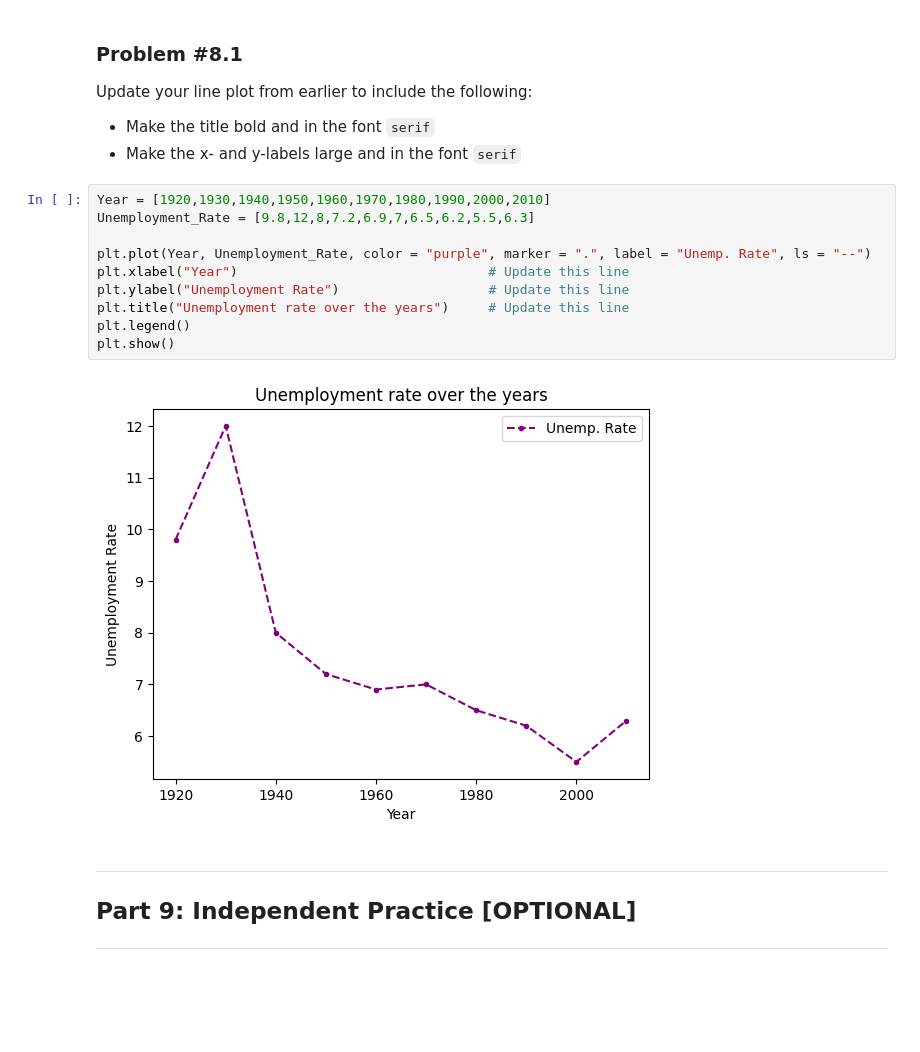
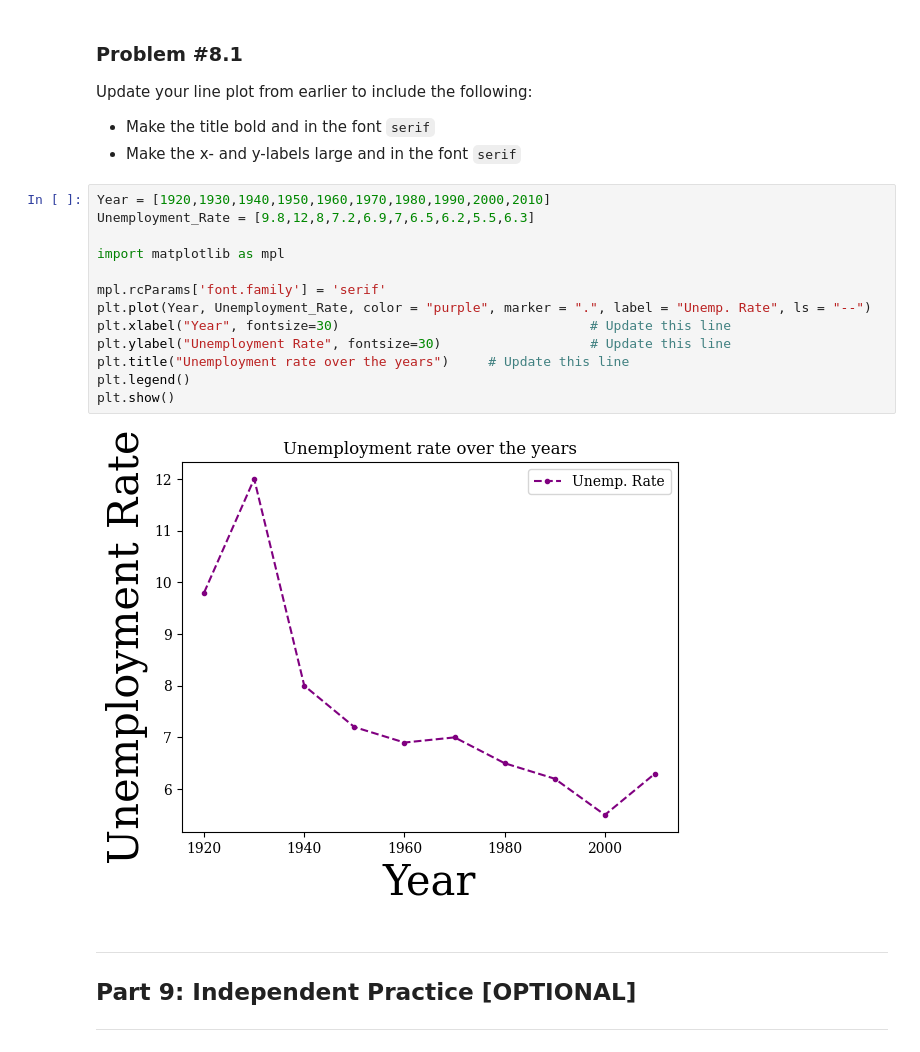
Before and after one commit to kurealnum/dsrp-2025, a Jupyter notebook: DSRP_Lab_Day_3_Lab_Notebook_[STUDENT].ipynb, the cells around one changed output. Saved outputs shown, nothing was run; the diff lists cells and outputs as text; blank space fills up the shorter version.

```diff
--- a/DSRP_Lab_Day_3_Lab_Notebook_[STUDENT].ipynb
+++ b/DSRP_Lab_Day_3_Lab_Notebook_[STUDENT].ipynb
@@ -486,15 +710,18 @@ Update your line plot from earlier to include the following:
 # %%
 Year = [1920,1930,1940,1950,1960,1970,1980,1990,2000,2010]
 Unemployment_Rate = [9.8,12,8,7.2,6.9,7,6.5,6.2,5.5,6.3]
 
+import matplotlib as mpl
+
+mpl.rcParams['font.family'] = 'serif'
 plt.plot(Year, Unemployment_Rate, color = "purple", marker = ".", label = "Unemp. Rate", ls = "--")
-plt.xlabel("Year")                                # Update this line
-plt.ylabel("Unemployment Rate")                   # Update this line
+plt.xlabel("Year", fontsize=30)                                # Update this line
+plt.ylabel("Unemployment Rate", fontsize=30)                   # Update this line
 plt.title("Unemployment rate over the years")     # Update this line
 plt.legend()
 plt.show()
 # %% [output]
-[figure, old version]
+[figure, new version]
 # %% [markdown]
 <a name="p9"></a>
 
```
Also changed, not shown: parts of 47 cells of this notebook.
